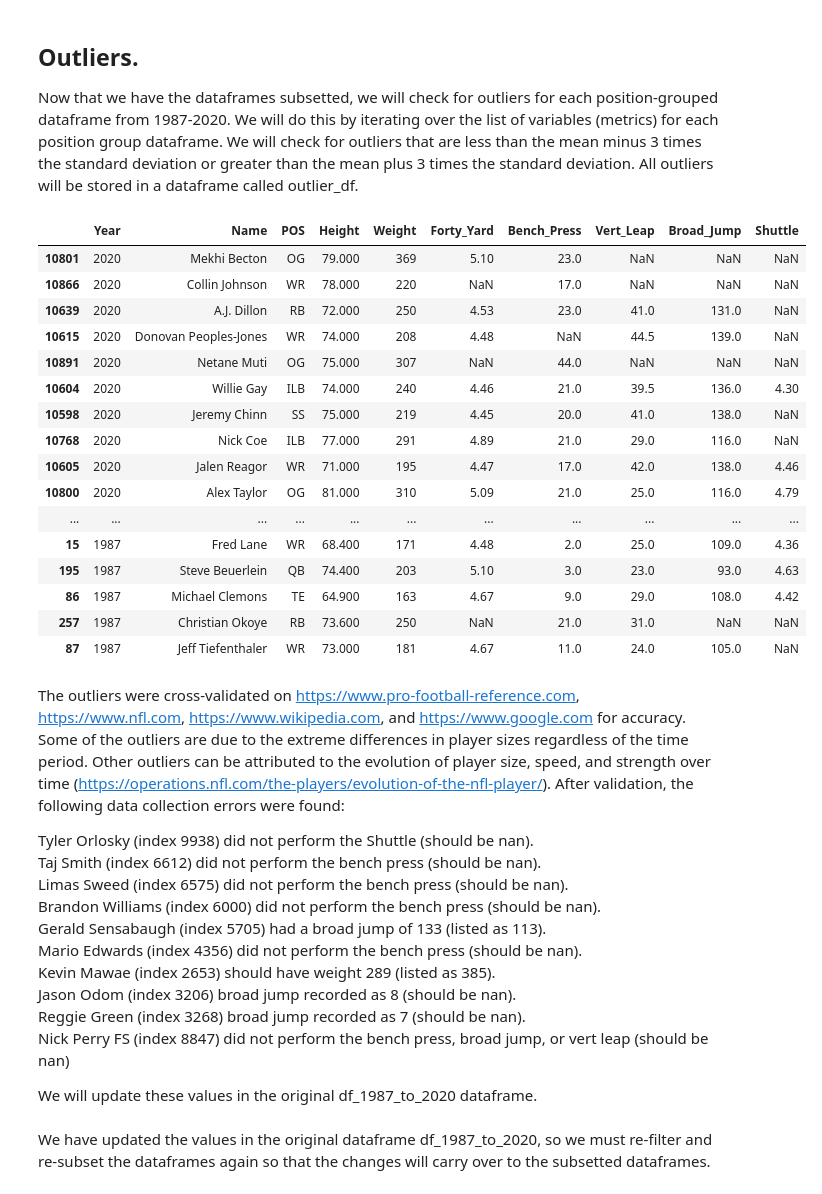
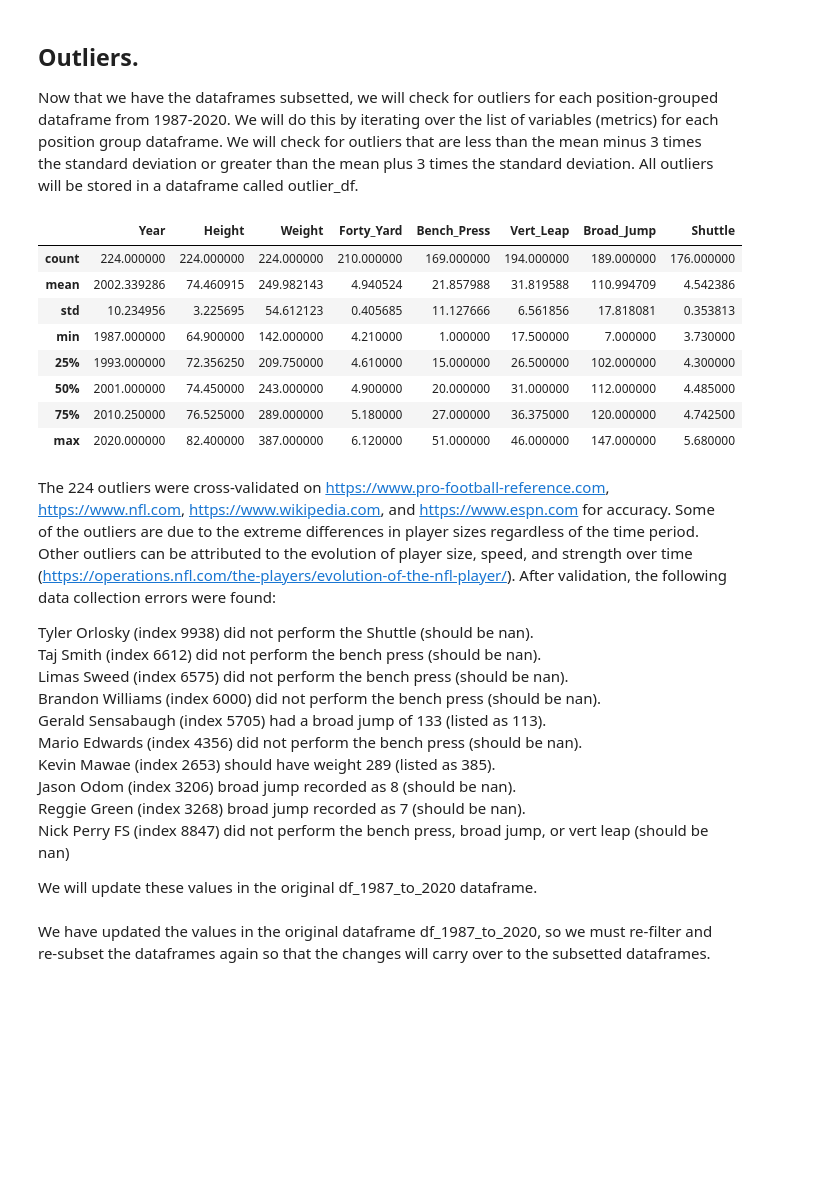
Before and after one commit to DanZylkowski/NFL-Player-Statistical-Analysis, a Jupyter notebook: EDA 530 Final Project DZylkowski.ipynb, the cells around one changed output. Drawn from its saved outputs; the diff is of its cells as text; code cells hidden in the pictures; blank space fills up the shorter version.

```diff
--- a/EDA 530 Final Project DZylkowski.ipynb
+++ b/EDA 530 Final Project DZylkowski.ipynb
@@ -234,32 +234,21 @@ outlier_df = mylist1[0]
 for i in range(len(mylist1)-1):
     outlier_df = pd.concat([outlier_df, mylist1[i+1]])
 # %%
-# Change the display option to display all of the rows in the outlier_df.
-pd.set_option('display.max_rows', outlier_df.shape[0]+1)
-
 # Drop the duplicate rows containing players that have multiple metric outliers
 outlier_df = pd.DataFrame.drop_duplicates(outlier_df)
-outlier_df.sort_values(by='Year',axis=0, ascending=False)
+outlier_df.sort_values(by='Year',axis=0, ascending=False).describe()
 # %% [output]
-|  | Year | Name | POS | Height | Weight | Forty_Yard | Bench_Press | Vert_Leap | Broad_Jump | Shuttle |
-| 10801 | 2020 | Mekhi Becton | OG | 79.000 | 369 | 5.10 | 23.0 | NaN | NaN | NaN |
-| 10866 | 2020 | Collin Johnson | WR | 78.000 | 220 | NaN | 17.0 | NaN | NaN | NaN |
-| 10639 | 2020 | A.J. Dillon | RB | 72.000 | 250 | 4.53 | 23.0 | 41.0 | 131.0 | NaN |
-| 10615 | 2020 | Donovan Peoples-Jones | WR | 74.000 | 208 | 4.48 | NaN | 44.5 | 139.0 | NaN |
-| 10891 | 2020 | Netane Muti | OG | 75.000 | 307 | NaN | 44.0 | NaN | NaN | NaN |
-| 10604 | 2020 | Willie Gay | ILB | 74.000 | 240 | 4.46 | 21.0 | 39.5 | 136.0 | 4.30 |
-| 10598 | 2020 | Jeremy Chinn | SS | 75.000 | 219 | 4.45 | 20.0 | 41.0 | 138.0 | NaN |
-| 10768 | 2020 | Nick Coe | ILB | 77.000 | 291 | 4.89 | 21.0 | 29.0 | 116.0 | NaN |
-| 10605 | 2020 | Jalen Reagor | WR | 71.000 | 195 | 4.47 | 17.0 | 42.0 | 138.0 | 4.46 |
-| 10800 | 2020 | Alex Taylor | OG | 81.000 | 310 | 5.09 | 21.0 | 25.0 | 116.0 | 4.79 |
-| ... | ... | ... | ... | ... | ... | ... | ... | ... | ... | ... |
-| 15 | 1987 | Fred Lane | WR | 68.400 | 171 | 4.48 | 2.0 | 25.0 | 109.0 | 4.36 |
-| 195 | 1987 | Steve Beuerlein | QB | 74.400 | 203 | 5.10 | 3.0 | 23.0 | 93.0 | 4.63 |
-| 86 | 1987 | Michael Clemons | TE | 64.900 | 163 | 4.67 | 9.0 | 29.0 | 108.0 | 4.42 |
-| 257 | 1987 | Christian Okoye | RB | 73.600 | 250 | NaN | 21.0 | 31.0 | NaN | NaN |
-| 87 | 1987 | Jeff Tiefenthaler | WR | 73.000 | 181 | 4.67 | 11.0 | 24.0 | 105.0 | NaN |
+|  | Year | Height | Weight | Forty_Yard | Bench_Press | Vert_Leap | Broad_Jump | Shuttle |
+| count | 224.000000 | 224.000000 | 224.000000 | 210.000000 | 169.000000 | 194.000000 | 189.000000 | 176.000000 |
+| mean | 2002.339286 | 74.460915 | 249.982143 | 4.940524 | 21.857988 | 31.819588 | 110.994709 | 4.542386 |
+| std | 10.234956 | 3.225695 | 54.612123 | 0.405685 | 11.127666 | 6.561856 | 17.818081 | 0.353813 |
+| min | 1987.000000 | 64.900000 | 142.000000 | 4.210000 | 1.000000 | 17.500000 | 7.000000 | 3.730000 |
+| 25% | 1993.000000 | 72.356250 | 209.750000 | 4.610000 | 15.000000 | 26.500000 | 102.000000 | 4.300000 |
+| 50% | 2001.000000 | 74.450000 | 243.000000 | 4.900000 | 20.000000 | 31.000000 | 112.000000 | 4.485000 |
+| 75% | 2010.250000 | 76.525000 | 289.000000 | 5.180000 | 27.000000 | 36.375000 | 120.000000 | 4.742500 |
+| max | 2020.000000 | 82.400000 | 387.000000 | 6.120000 | 51.000000 | 46.000000 | 147.000000 | 5.680000 |
 # %% [markdown]
-The outliers were cross-validated on https://www.pro-football-reference.com, https://www.nfl.com, https://www.wikipedia.com, and https://www.google.com for accuracy. Some of the outliers are due to the extreme differences in player sizes regardless of the time period. Other outliers can be attributed to the evolution of player size, speed, and strength over time (https://operations.nfl.com/the-players/evolution-of-the-nfl-player/).
+The 224 outliers were cross-validated on https://www.pro-football-reference.com, https://www.nfl.com, https://www.wikipedia.com, and https://www.espn.com for accuracy. Some of the outliers are due to the extreme differences in player sizes regardless of the time period. Other outliers can be attributed to the evolution of player size, speed, and strength over time (https://operations.nfl.com/the-players/evolution-of-the-nfl-player/).
 After validation, the following data collection errors were found:
 
 Tyler Orlosky (index 9938) did not perform the Shuttle  (should be nan).
```
